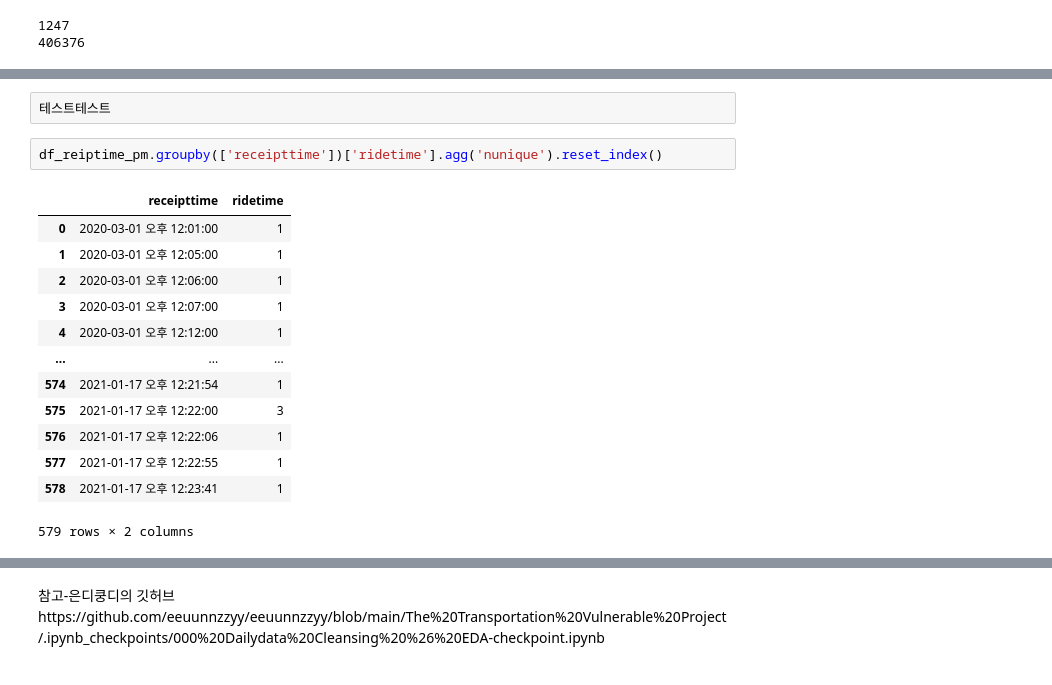
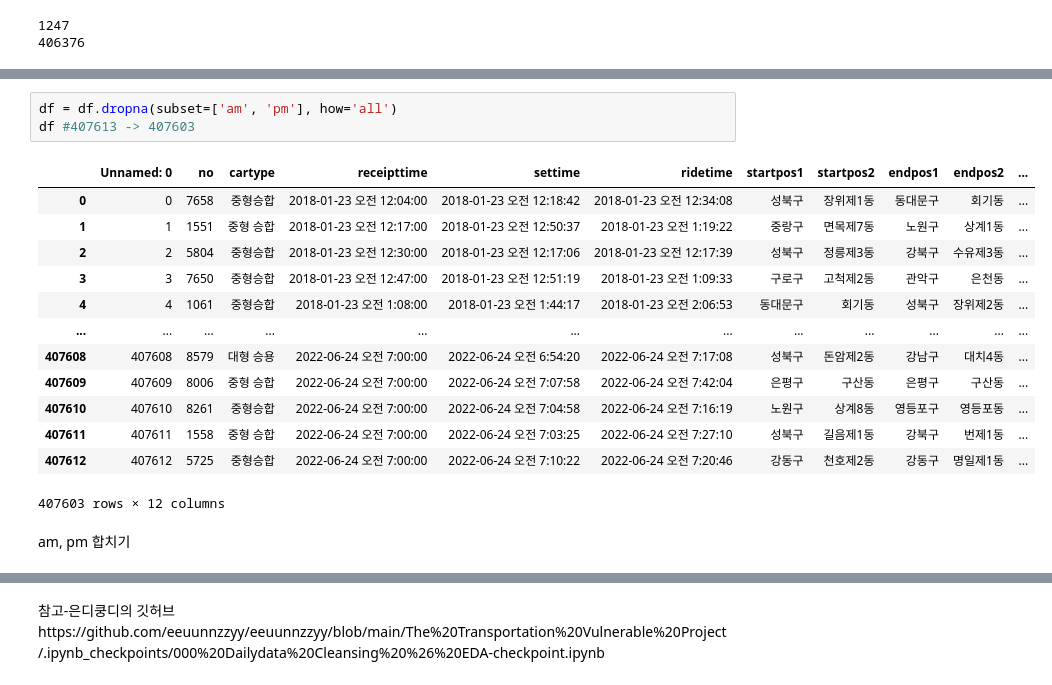
Before and after one commit to minjaering/Disabled-person-taxi-project, a Jupyter notebook: 1. Data Cleansing.ipynb, the cells around one changed output, grey strips where cells are left out. Saved outputs shown, nothing was run; the diff lists cells and outputs as text.

```diff
--- a/1. Data Cleansing.ipynb
+++ b/1. Data Cleansing.ipynb
@@ -137,18 +159,19 @@ df[df['am'].isnull() == df['pm'].isnull()] ## ridetime : null값 인값 존재 -
 # %%
-테스트테스트
+df = df.dropna(subset=['am', 'pm'], how='all')
+df #407613 -> 407603
+# %% [output]
+|  | Unnamed: 0 | no | cartype | receipttime | settime | ridetime | startpos1 | startpos2 | endpos1 | endpos2 | ... |
+| 0 | 0 | 7658 | 중형승합 | 2018-01-23 오전 12:04:00 | 2018-01-23 오전 12:18:42 | 2018-01-23 오전 12:34:08 | 성북구 | 장위제1동 | 동대문구 | 회기동 | ... |
+| 1 | 1 | 1551 | 중형 승합 | 2018-01-23 오전 12:17:00 | 2018-01-23 오전 12:50:37 | 2018-01-23 오전 1:19:22 | 중랑구 | 면목제7동 | 노원구 | 상계1동 | ... |
+| 2 | 2 | 5804 | 중형승합 | 2018-01-23 오전 12:30:00 | 2018-01-23 오전 12:17:06 | 2018-01-23 오전 12:17:39 | 성북구 | 정릉제3동 | 강북구 | 수유제3동 | ... |
+| 3 | 3 | 7650 | 중형승합 | 2018-01-23 오전 12:47:00 | 2018-01-23 오전 12:51:19 | 2018-01-23 오전 1:09:33 | 구로구 | 고척제2동 | 관악구 | 은천동 | ... |
+| 4 | 4 | 1061 | 중형승합 | 2018-01-23 오전 1:08:00 | 2018-01-23 오전 1:44:17 | 2018-01-23 오전 2:06:53 | 동대문구 | 회기동 | 성북구 | 장위제2동 | ... |
+| ... | ... | ... | ... | ... | ... | ... | ... | ... | ... | ... | ... |
+| 407608 | 407608 | 8579 | 대형 승용 | 2022-06-24 오전 7:00:00 | 2022-06-24 오전 6:54:20 | 2022-06-24 오전 7:17:08 | 성북구 | 돈암제2동 | 강남구 | 대치4동 | ... |
+| 407609 | 407609 | 8006 | 중형 승합 | 2022-06-24 오전 7:00:00 | 2022-06-24 오전 7:07:58 | 2022-06-24 오전 7:42:04 | 은평구 | 구산동 | 은평구 | 구산동 | ... |
+| 407610 | 407610 | 8261 | 중형승합 | 2022-06-24 오전 7:00:00 | 2022-06-24 오전 7:04:58 | 2022-06-24 오전 7:16:19 | 노원구 | 상계8동 | 영등포구 | 영등포동 | ... |
+| 407611 | 407611 | 1558 | 중형 승합 | 2022-06-24 오전 7:00:00 | 2022-06-24 오전 7:03:25 | 2022-06-24 오전 7:27:10 | 성북구 | 길음제1동 | 강북구 | 번제1동 | ... |
+| 407612 | 407612 | 5725 | 중형승합 | 2022-06-24 오전 7:00:00 | 2022-06-24 오전 7:10:22 | 2022-06-24 오전 7:20:46 | 강동구 | 천호제2동 | 강동구 | 명일제1동 | ... |
+407603 rows × 12 columns
-# %%
-df_reiptime_pm.groupby(['receipttime'])['ridetime'].agg('nunique').reset_index()
-# %% [output]
-|  | receipttime | ridetime |
-| 0 | 2020-03-01 오후 12:01:00 | 1 |
-| 1 | 2020-03-01 오후 12:05:00 | 1 |
-| 2 | 2020-03-01 오후 12:06:00 | 1 |
-| 3 | 2020-03-01 오후 12:07:00 | 1 |
-| 4 | 2020-03-01 오후 12:12:00 | 1 |
-| ... | ... | ... |
-| 574 | 2021-01-17 오후 12:21:54 | 1 |
-| 575 | 2021-01-17 오후 12:22:00 | 3 |
-| 576 | 2021-01-17 오후 12:22:06 | 1 |
-| 577 | 2021-01-17 오후 12:22:55 | 1 |
-| 578 | 2021-01-17 오후 12:23:41 | 1 |
-579 rows × 2 columns
+# %% [markdown]
+am, pm 합치기
```
Also changed, not shown: parts of 14 cells of this notebook.
